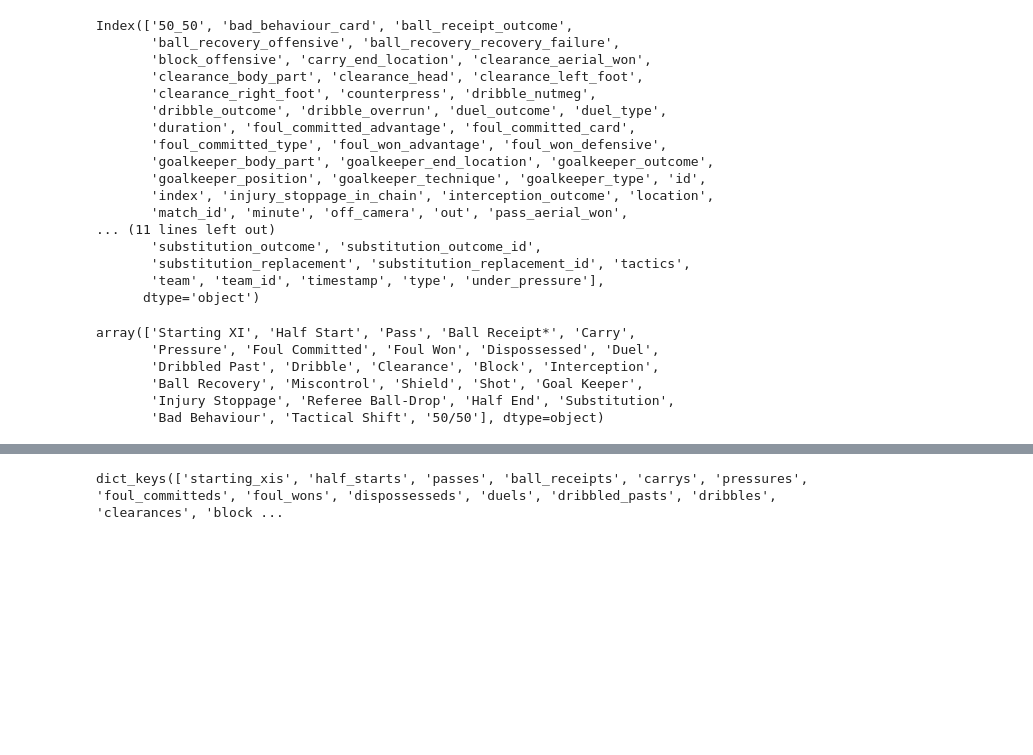
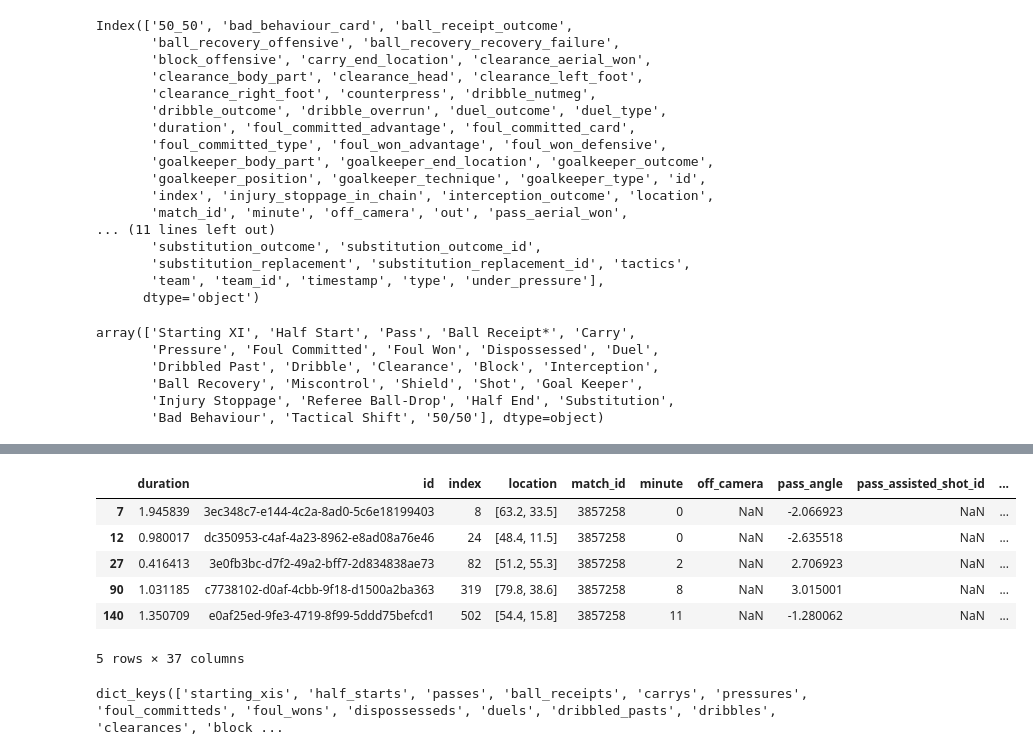
Before and after one commit to r-moreira/infnet-streamlit-at, a Jupyter notebook: notebook/rodrigo_avila_DR1_AT.ipynb, the cells around one changed output, grey strips where cells are left out. Drawn from its saved outputs; the diff is of its cells as text; code cells hidden in the pictures; blank space fills up the shorter version.

```diff
--- a/notebook/rodrigo_avila_DR1_AT.ipynb
+++ b/notebook/rodrigo_avila_DR1_AT.ipynb
@@ -162,3 +162,9 @@ array(['Starting XI', 'Half Start', 'Pass', 'Ball Receipt*', 'Carry',
        'Ball Recovery', 'Miscontrol', 'Shield', 'Shot', 'Goal Keeper',
        'Injury Stoppage', 'Referee Ball-Drop', 'Half End', 'Substitution',
        'Bad Behaviour', 'Tactical Shift', '50/50'], dtype=object)
+# %%
+df_events = df_events[df_events['type'] == 'Pass']
+df_events.head()
+
+df_events_cleaned = df_events.dropna(axis=1, how='all')
+df_events_cleaned.columns
@@ -165,3 +184,15 @@ array(['Starting XI', 'Half Start', 'Pass', 'Ball Receipt*', 'Carry',
+# %%
+df_events_cleaned = df_events_cleaned[df_events_cleaned['player'] == 'Neymar da Silva Santos Junior']
+df_events_cleaned = df_events_cleaned.dropna(axis=1, how='all')
+df_events_cleaned.head()
+# %% [output]
+|  | duration | id | index | location | match_id | minute | off_camera | pass_angle | pass_assisted_shot_id | ... |
+| 7 | 1.945839 | 3ec348c7-e144-4c2a-8ad0-5c6e18199403 | 8 | [63.2, 33.5] | 3857258 | 0 | NaN | -2.066923 | NaN | ... |
+| 12 | 0.980017 | dc350953-c4af-4a23-8962-e8ad08a76e46 | 24 | [48.4, 11.5] | 3857258 | 0 | NaN | -2.635518 | NaN | ... |
+| 27 | 0.416413 | 3e0fb3bc-d7f2-49a2-bff7-2d834838ae73 | 82 | [51.2, 55.3] | 3857258 | 2 | NaN | 2.706923 | NaN | ... |
+| 90 | 1.031185 | c7738102-d0af-4cbb-9f18-d1500a2ba363 | 319 | [79.8, 38.6] | 3857258 | 8 | NaN | 3.015001 | NaN | ... |
+| 140 | 1.350709 | e0af25ed-9fe3-4719-8f99-5ddd75befcd1 | 502 | [54.4, 15.8] | 3857258 | 11 | NaN | -1.280062 | NaN | ... |
+5 rows × 37 columns
 # %%
 dict_split_events = sb.events(match_id=3857258, split=True, flatten_attrs=False)
 dict_split_events.keys()
```
Also changed, not shown: parts of 1 cell of this notebook, 1 other file.
